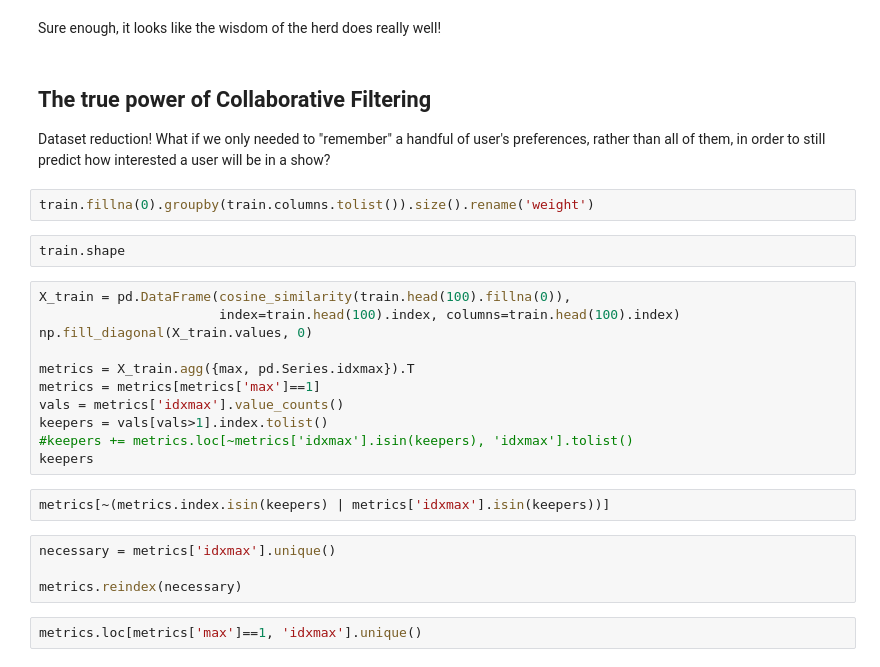
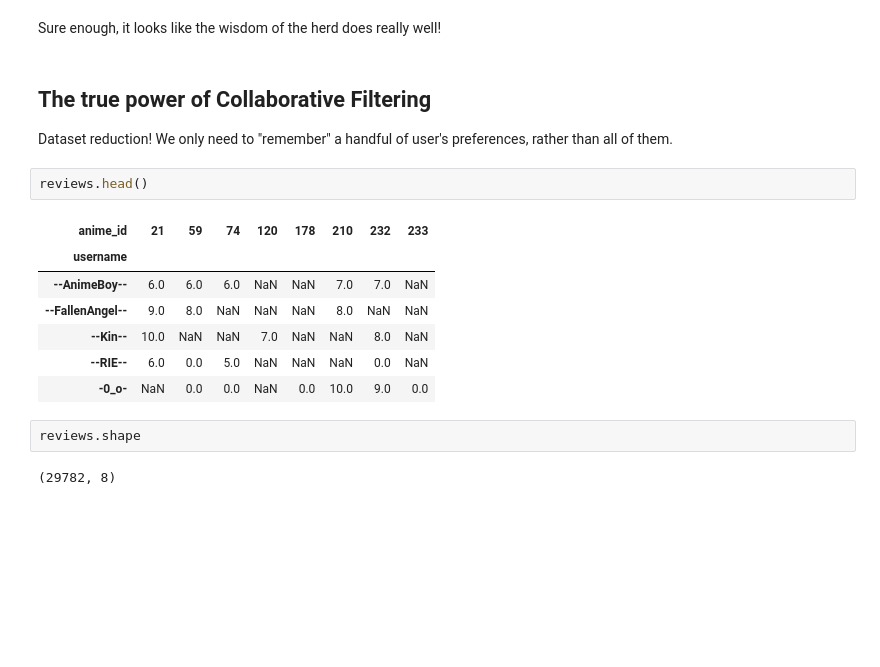
Before and after one commit to p-mckenzie/example-projects, a Jupyter notebook: anime/analysis.ipynb, the cells around one changed output. Drawn from its saved outputs; the diff is of its cells as text; blank space fills up the shorter version.

Commit message:
publish anime work

```diff
--- a/anime/analysis.ipynb
+++ b/anime/analysis.ipynb
@@ -143,27 +207,18 @@ Sure enough, it looks like the wisdom of the herd does really well!
 # %% [markdown]
 ## The true power of Collaborative Filtering
 
-Dataset reduction! What if we only needed to "remember" a handful of user's preferences, rather than all of them, in order to still predict how interested a user will be in a show?
+Dataset reduction! We only need to "remember" a handful of user's preferences, rather than all of them.
-# %%
-train.fillna(0).groupby(train.columns.tolist()).size().rename('weight')
+# %%
+reviews.head()
+# %% [output]
+| anime_id | 21 | 59 | 74 | 120 | 178 | 210 | 232 | 233 |
+| username |  |  |  |  |  |  |  |  |
+| --AnimeBoy-- | 6.0 | 6.0 | 6.0 | NaN | NaN | 7.0 | 7.0 | NaN |
+| --FallenAngel-- | 9.0 | 8.0 | NaN | NaN | NaN | 8.0 | NaN | NaN |
+| --Kin-- | 10.0 | NaN | NaN | 7.0 | NaN | NaN | 8.0 | NaN |
+| --RIE-- | 6.0 | 0.0 | 5.0 | NaN | NaN | NaN | 0.0 | NaN |
+| -0_o- | NaN | 0.0 | 0.0 | NaN | 0.0 | 10.0 | 9.0 | 0.0 |
 # %%
-train.shape
+reviews.shape
+# %% [output]
+(29782, 8)
-# %%
-X_train = pd.DataFrame(cosine_similarity(train.head(100).fillna(0)),
-                       index=train.head(100).index, columns=train.head(100).index)
-np.fill_diagonal(X_train.values, 0)
-
-metrics = X_train.agg({max, pd.Series.idxmax}).T
-metrics = metrics[metrics['max']==1]
-vals = metrics['idxmax'].value_counts()
-keepers = vals[vals>1].index.tolist()
-#keepers += metrics.loc[~metrics['idxmax'].isin(keepers), 'idxmax'].tolist()
-keepers
-# %%
-metrics[~(metrics.index.isin(keepers) | metrics['idxmax'].isin(keepers))]
-# %%
-necessary = metrics['idxmax'].unique()
-
-metrics.reindex(necessary)
-# %%
-metrics.loc[metrics['max']==1, 'idxmax'].unique()
```
Also changed, not shown: parts of 34 cells of this notebook.
